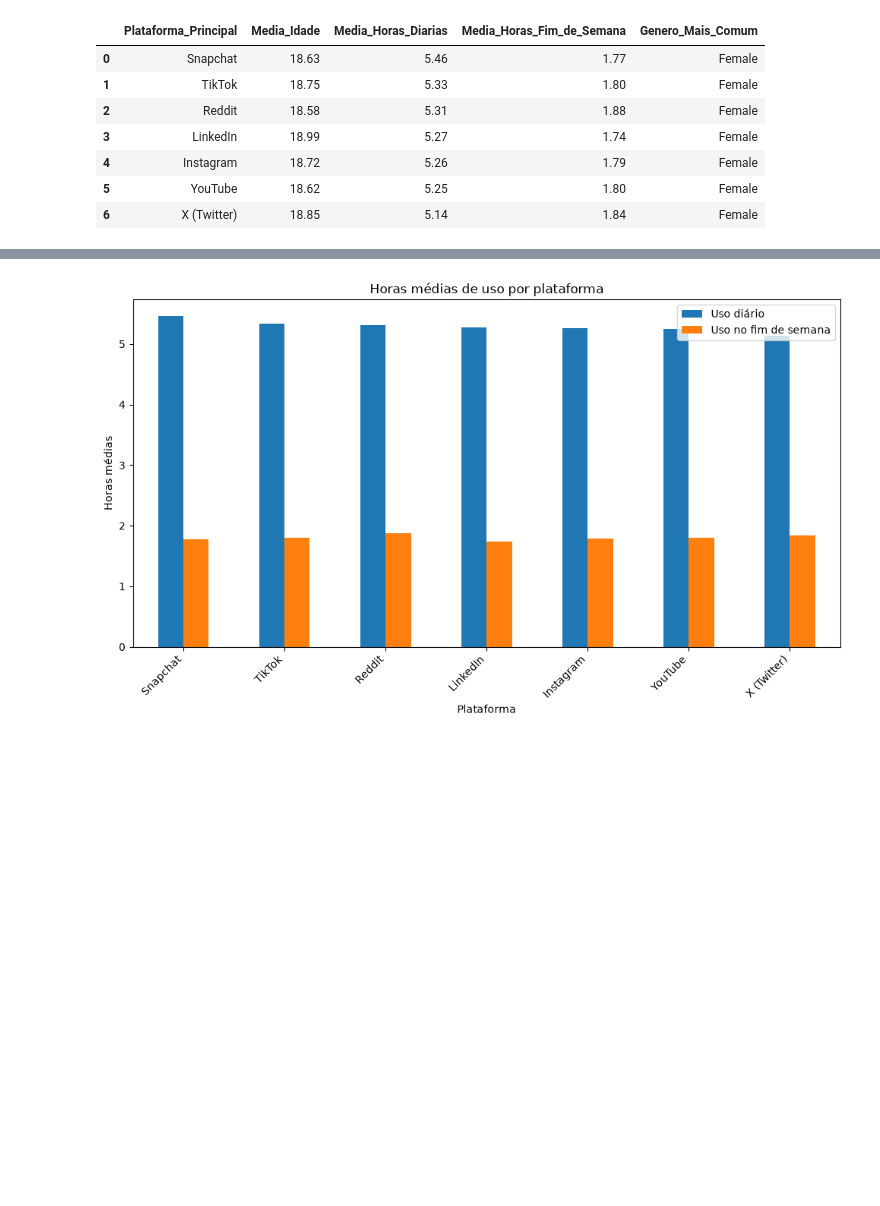
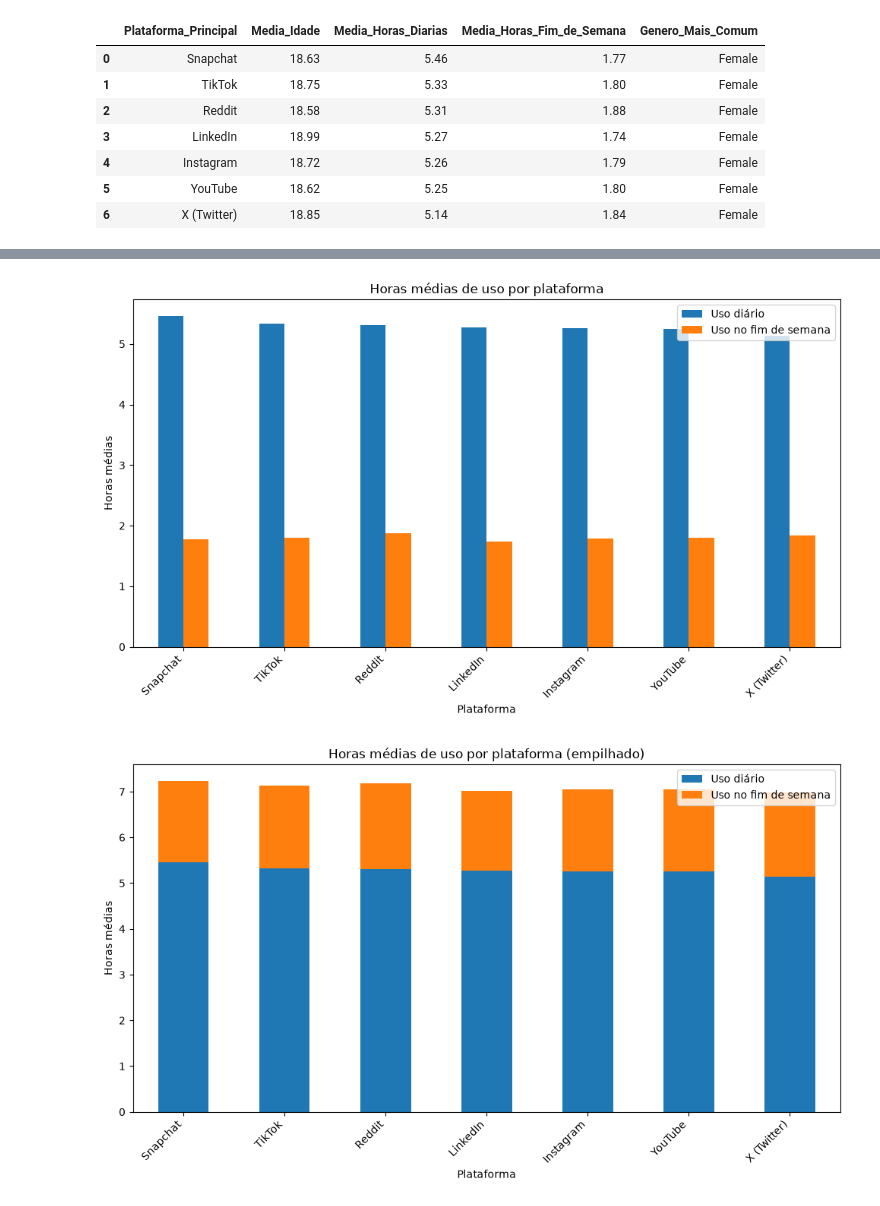
Before and after one commit to rodrigosouza07/AnaliseWeb, a Jupyter notebook: analise_redes_sociais/main.ipynb, the cells around one changed output, grey strips where cells are left out. Drawn from its saved outputs; the diff is of its cells as text; code cells hidden in the pictures; blank space fills up the shorter version.

Commit message:
feat: adicionando uma visualização de graficos com barras empilhadas

```diff
--- a/analise_redes_sociais/main.ipynb
+++ b/analise_redes_sociais/main.ipynb
@@ -174,30 +174,43 @@ for _, linha in medias_por_plataforma.iterrows():
     plt.annotate(
         linha['Plataforma_Principal'],
         (linha['Media_Horas_Diarias'], linha['Media_Horas_Fim_de_Semana']),
         xytext=(5, 5),
         textcoords='offset points'
     )
 
 plt.title('Uso médio por plataforma: dias úteis e fim de semana')
 plt.xlabel('Horas médias de uso diário')
 plt.ylabel('Horas médias de uso no fim de semana')
 plt.tight_layout()
 plt.show()
 
 
 # Barras agrupadas: médias de uso por plataforma
 medias_uso = medias_por_plataforma.set_index('Plataforma_Principal')[
     ['Media_Horas_Diarias', 'Media_Horas_Fim_de_Semana']
+
 ]
 
+#comparando o uso diário e o uso no fim de semana por plataforma
 ax = medias_uso.plot(kind='bar', figsize=(10, 6))
 ax.set_title('Horas médias de uso por plataforma')
 ax.set_xlabel('Plataforma')
 ax.set_ylabel('Horas médias')
 ax.legend(['Uso diário', 'Uso no fim de semana'])
 plt.xticks(rotation=45, ha='right')
 plt.tight_layout()
 plt.show()
+
+#comparando o uso diário e o uso no fim de semana por plataforma (empilhado)
+ax = medias_uso.plot(kind='bar', figsize=(10, 6), stacked=True)
+ax.set_title('Horas médias de uso por plataforma (empilhado)')
+ax.set_xlabel('Plataforma')
+ax.set_ylabel('Horas médias')
+ax.legend(['Uso diário', 'Uso no fim de semana'])
+plt.xticks(rotation=45, ha='right')
+plt.tight_layout()
+plt.show()
 # %% [output]
 [figure]
 [figure]
+[figure, added]
```
